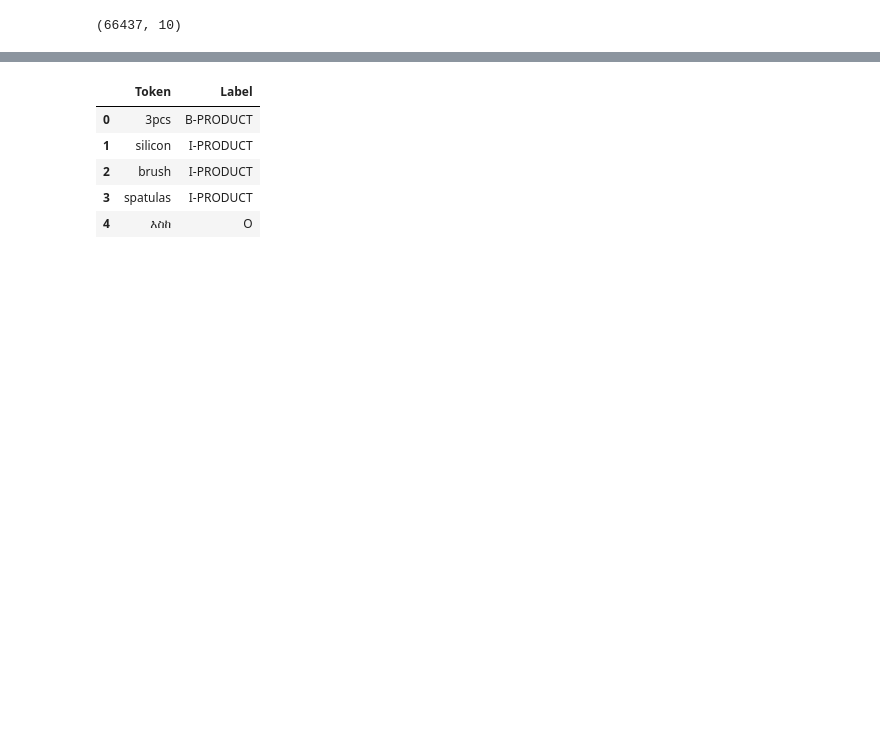
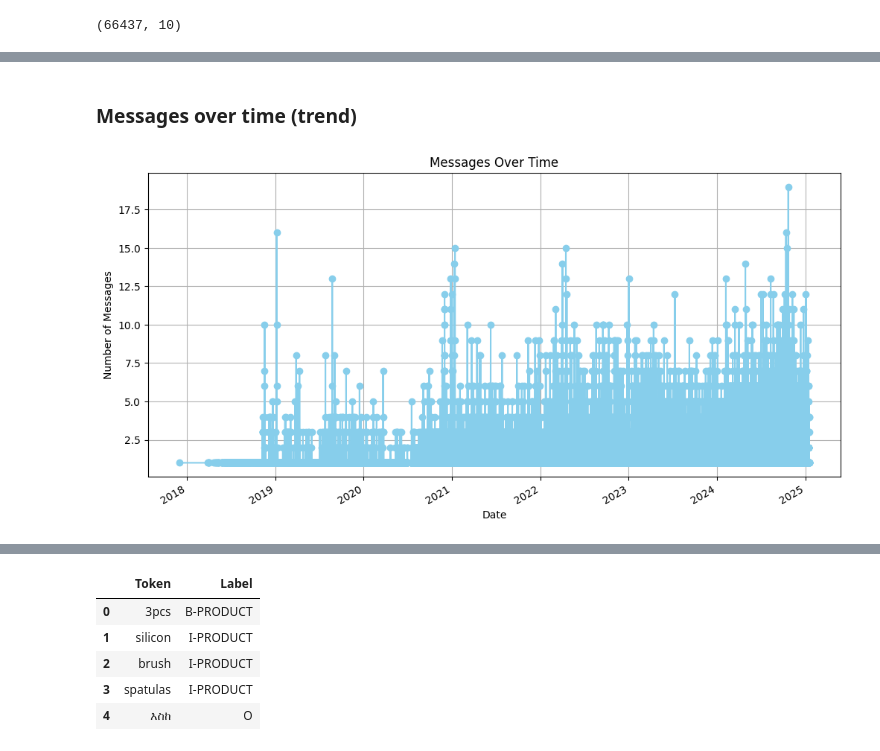
Before and after one commit to amsalugetasew/10_Academy_AI_Mastery_kifiya_Week_5, a Jupyter notebook: Notebooks/main.ipynb, the cells around one changed output, grey strips where cells are left out. Saved outputs shown, nothing was run; the diff lists cells and outputs as text; code cells hidden in the pictures; blank space fills up the shorter version.

```diff
--- a/Notebooks/main.ipynb
+++ b/Notebooks/main.ipynb
@@ -78,0 +230,7 @@ result.shape
+# %% [markdown]
+### Messages over time (trend)
+# %%
+# Messages over time (trend)
+plot.messages_over_time_trend(df_cleaned)
+# %% [output]
+[figure, added]
```
Also changed, not shown: parts of 46 cells of this notebook, 6 other files.
